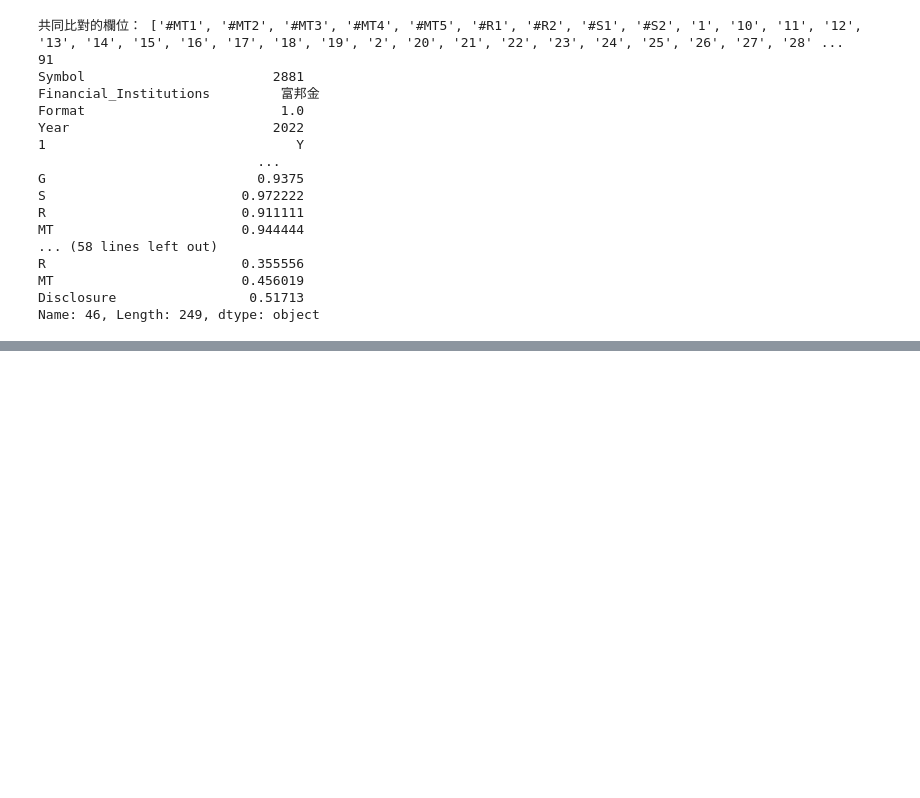
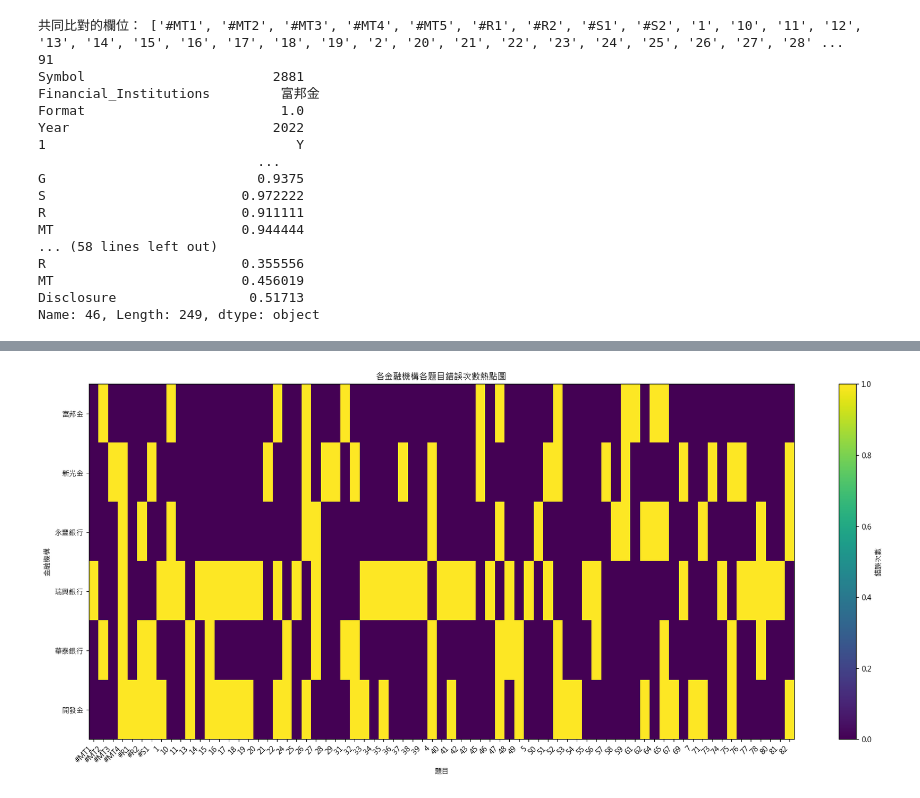
Before and after one commit to Mattis3858/rag_for_tcfd_reports, a Jupyter notebook: llm_question_answering.ipynb, the cells around one changed output, grey strips where cells are left out. Cells and saved outputs as stored; diff of their text form; code cells hidden in the pictures; blank space fills up the shorter version.

```diff
--- a/llm_question_answering.ipynb
+++ b/llm_question_answering.ipynb
@@ -382,0 +440,26 @@ Institution: 富邦金 Year: 2022
+# %%
+import pandas as pd
+import numpy as np
+
+# 先將 inst_errors 轉成一個 DataFrame，包含金融機構與錯誤題目的資訊
+error_list = []
+for inst, errors in inst_errors.items():
+    for err in errors:
+        error_list.append({"Institution": inst, "Question": err['Question']})
+error_df = pd.DataFrame(error_list)
+
+# 建立樞紐表計算各機構對每個題目的錯誤次數
+error_count = error_df.groupby(["Institution", "Question"]).size().unstack(fill_value=0)
+
+plt.figure(figsize=(18, 8))
+plt.imshow(error_count, aspect="auto", cmap="viridis")
+plt.colorbar(label="錯誤次數")
+plt.xticks(range(len(error_count.columns)), error_count.columns, rotation=45, ha='right')
+plt.yticks(range(len(error_count.index)), error_count.index)
+plt.title("各金融機構各題目錯誤次數熱點圖")
+plt.xlabel("題目")
+plt.ylabel("金融機構")
+plt.tight_layout()
+plt.show()
+# %% [output]
+[figure, added]
```
Also changed, not shown: parts of 8 cells of this notebook, 1 other file.
